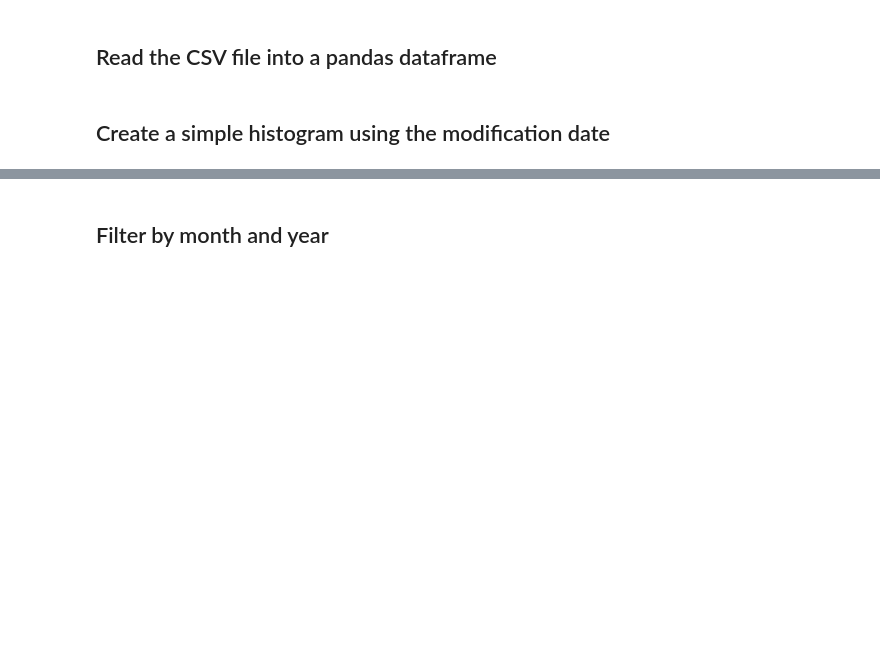
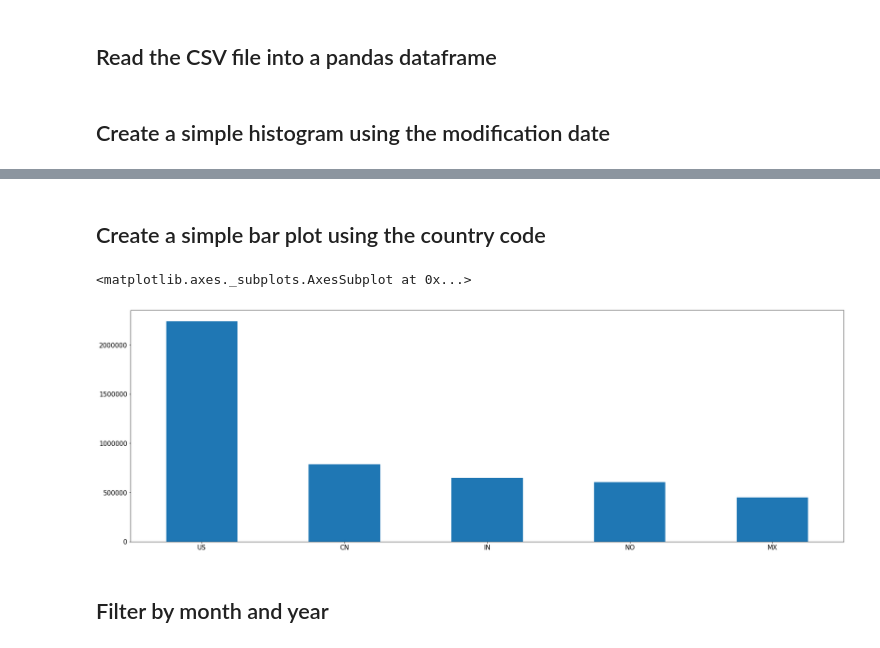
Before and after one commit to gisfromscratch/anaconda-data-analystics, a Jupyter notebook: notebooks/GeonamesModifications.ipynb, the cells around one changed output, grey strips where cells are left out. Drawn from its saved outputs; the diff is of its cells as text; code cells hidden in the pictures; blank space fills up the shorter version.

```diff
--- a/notebooks/GeonamesModifications.ipynb
+++ b/notebooks/GeonamesModifications.ipynb
@@ -21,3 +22,11 @@ geonames["dates"] = dates
+# %% [markdown]
+## Create a simple bar plot using the country code
+# %%
+geonames_country_counts = pd.value_counts(geonames['country code'].values, sort=True)
+geonames_country_counts.head().plot.bar(rot=0)
+# %% [output]
+<matplotlib.axes._subplots.AxesSubplot at 0x...>
+[figure, added]
 # %% [markdown]
 ## Filter by month and year
 # %%
```
Also changed, not shown: parts of 3 cells of this notebook.
